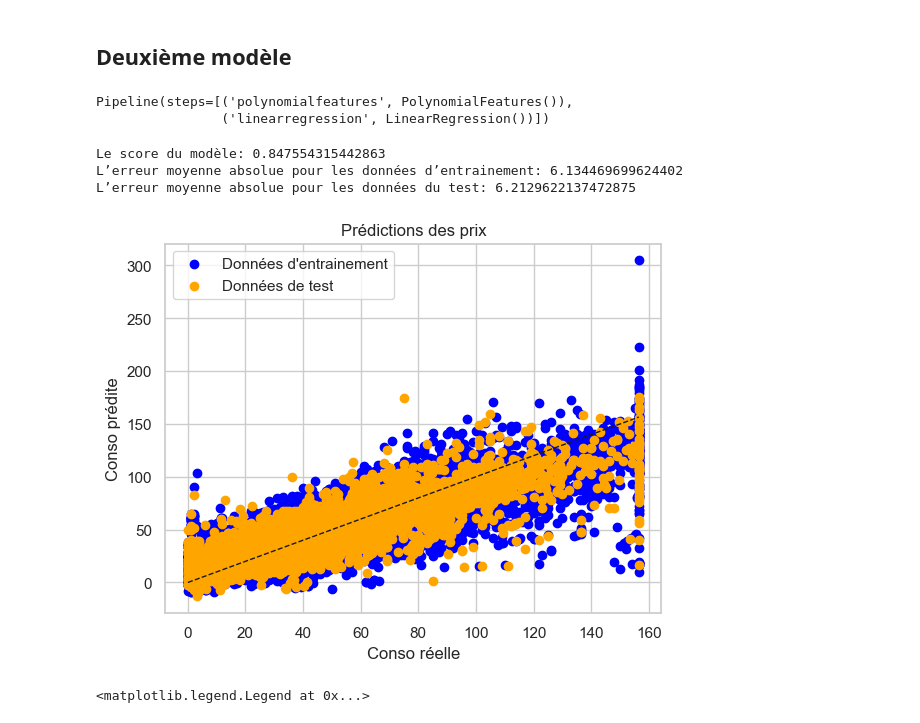
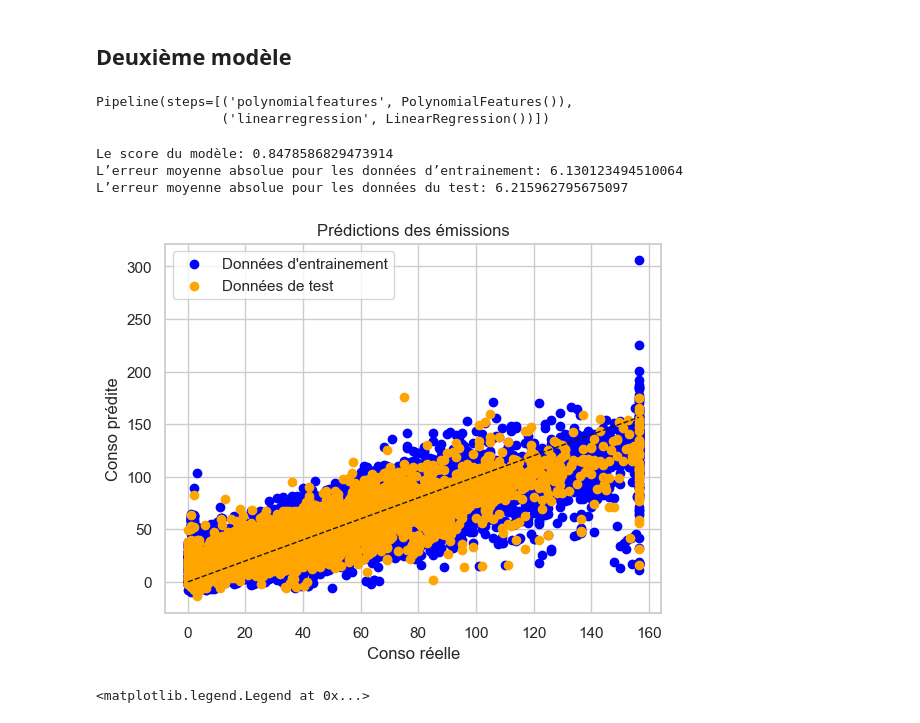
Before and after one commit to LACHQER-Wiam/Projet-Python, a Jupyter notebook: data.ipynb, the cells around one changed output. Drawn from its saved outputs; the diff is of its cells as text; code cells hidden in the pictures.

Commit message:
modèles finaux

```diff
--- a/data.ipynb
+++ b/data.ipynb
@@ -907,7 +931,7 @@ X_train, X_test, y_train, y_test = train_test_split(X, y, test_size=0.2, random_
 # %%
-lm = linear_model.LinearRegression()
-lm.fit(X_train,y_train)
+lm_e = linear_model.LinearRegression()
+lm_e.fit(X_train_e,y_train_e)
 
-precision = lm.score(X_train,y_train)
+precision = lm_e.score(X_train_e,y_train_e)
 print("La précision du modèle:", precision)
 # %% [output]
@@ -928,37 +952,37 @@ L’erreur moyenne absolue pour les données du test: 8.034541850533275
 # %% [markdown]
 ## Deuxième modèle
 # %%
-poly_model = make_pipeline(PolynomialFeatures(degree=2), linear_model.LinearRegression())
+poly_model_e = make_pipeline(PolynomialFeatures(degree=2), linear_model.LinearRegression())
-# %%
-poly_model.fit(X_train,y_train)
-# %% [output]
-Pipeline(steps=[('polynomialfeatures', PolynomialFeatures()),
-                ('linearregression', LinearRegression())])
+# %%
+poly_model_e.fit(X_train_e,y_train_e)
+# %% [output]
+Pipeline(steps=[('polynomialfeatures', PolynomialFeatures()),
+                ('linearregression', LinearRegression())])
 # %%
-y_pred_test = poly_model.predict(X_test)
-y_pred_train = poly_model.predict(X_train)
+y_pred_test_e = poly_model_e.predict(X_test_e)
+y_pred_train_e = poly_model_e.predict(X_train_e)
 
 # Évaluation du modèle
-mae_train = mean_absolute_error(y_train, y_pred_train)
-mae_test = mean_absolute_error(y_test, y_pred_test)
-score = r2_score(y_train, y_pred_train)
+mae_train = mean_absolute_error(y_train_e, y_pred_train_e)
+mae_test = mean_absolute_error(y_test_e, y_pred_test_e)
+score = r2_score(y_train_e, y_pred_train_e)
 
 print("Le score du modèle:", score)
 print("L’erreur moyenne absolue pour les données d’entrainement:",mae_train)
 print("L’erreur moyenne absolue pour les données du test:",mae_test)
 # %% [output]
-Le score du modèle: 0.847554315442863
-L’erreur moyenne absolue pour les données d’entrainement: 6.134469699624402
-L’erreur moyenne absolue pour les données du test: 6.2129622137472875
+Le score du modèle: 0.8478586829473914
+L’erreur moyenne absolue pour les données d’entrainement: 6.130123494510064
+L’erreur moyenne absolue pour les données du test: 6.215962795675097
 # %%
-plt.scatter(y_train, y_pred_train, c="blue", label="Données d'entrainement")
-plt.scatter(y_test, y_pred_test, c="orange", label="Données de test")
-plt.plot([y.min(), y.max()], [y.min(), y.max()], 'k--', lw=1)
+plt.scatter(y_train_e, y_pred_train_e, c="blue", label="Données d'entrainement")
+plt.scatter(y_test_e, y_pred_test_e, c="orange", label="Données de test")
+plt.plot([y_e.min(), y_e.max()], [y_e.min(), y_e.max()], 'k--', lw=1)
 plt.xlabel('Conso réelle')
 plt.ylabel('Conso prédite')
-plt.title('Prédictions des prix')
+plt.title('Prédictions des émissions')
 plt.legend()
 plt.show()
 # %% [output]
-[figure, old version]
+[figure, new version]
 # %%
```
Also changed, not shown: parts of 32 cells of this notebook, 1 other file.
